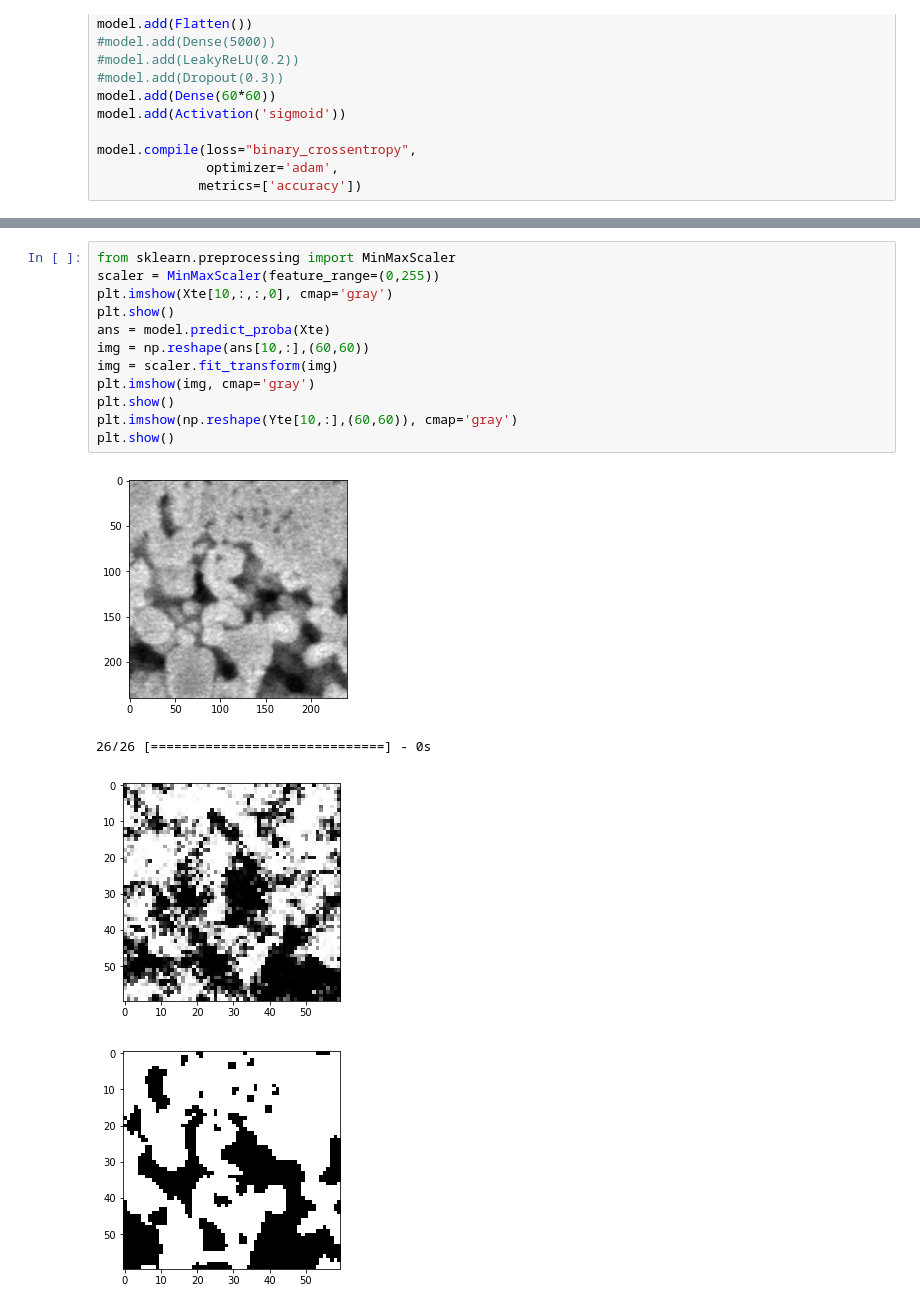
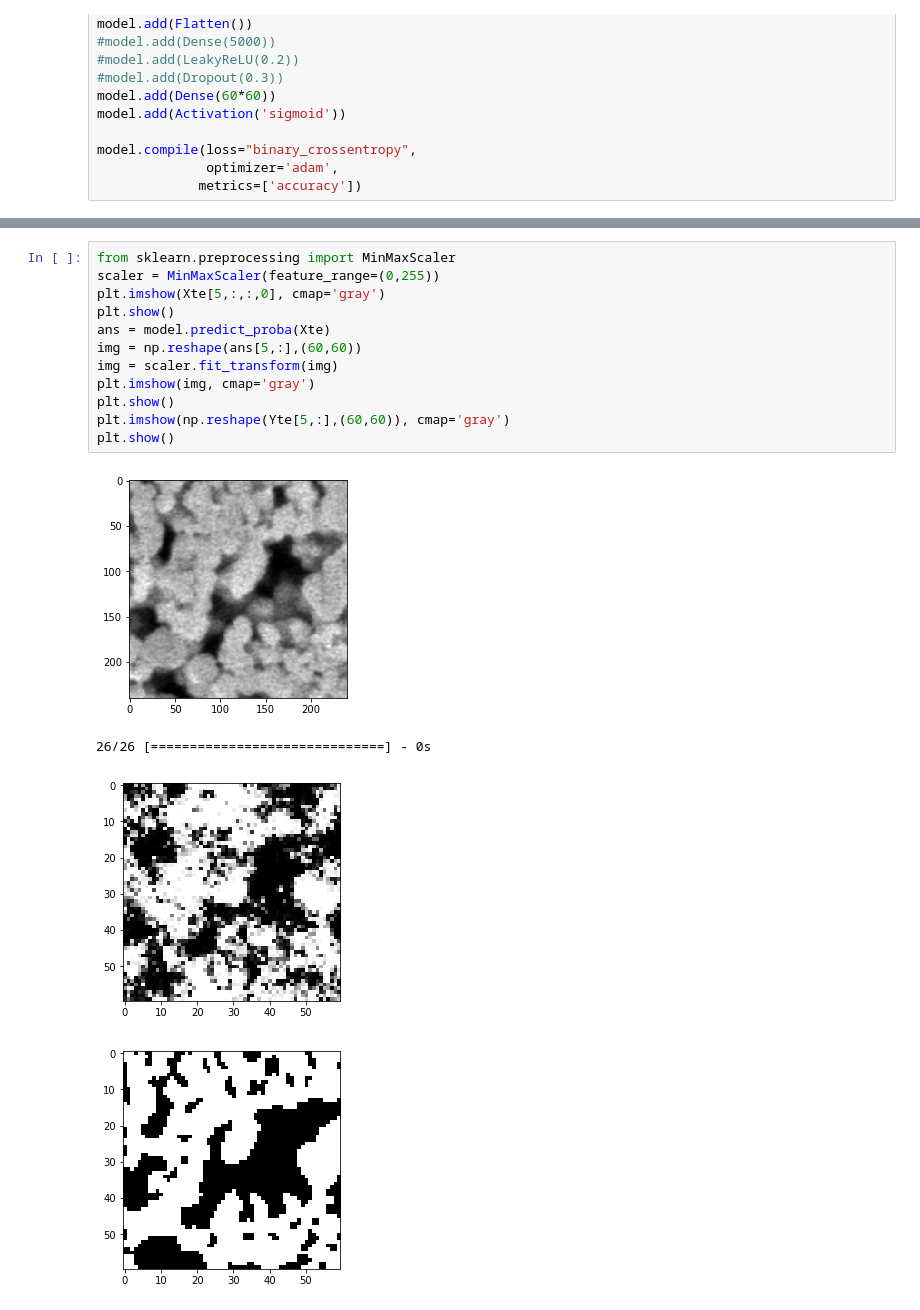
Before and after one commit to tokuo/cnn_fourier, a Jupyter notebook: demo.ipynb, the cells around one changed output, grey strips where cells are left out. Drawn from its saved outputs; the diff is of its cells as text.

```diff
--- a/demo.ipynb
+++ b/demo.ipynb
@@ -485,17 +485,17 @@ None
 # %%
 from sklearn.preprocessing import MinMaxScaler
 scaler = MinMaxScaler(feature_range=(0,255))
-plt.imshow(Xte[10,:,:,0], cmap='gray')
+plt.imshow(Xte[5,:,:,0], cmap='gray')
 plt.show()
 ans = model.predict_proba(Xte)
-img = np.reshape(ans[10,:],(60,60))
+img = np.reshape(ans[5,:],(60,60))
 img = scaler.fit_transform(img)
 plt.imshow(img, cmap='gray')
 plt.show()
-plt.imshow(np.reshape(Yte[10,:],(60,60)), cmap='gray')
+plt.imshow(np.reshape(Yte[5,:],(60,60)), cmap='gray')
 plt.show()
 # %% [output]
-[figure, old version]
+[figure, new version]
 26/26 [==============================] - 0s
-[figure, old version]
+[figure, new version]
-[figure, old version]
+[figure, new version]
```
Also changed, not shown: parts of 4 cells of this notebook.
